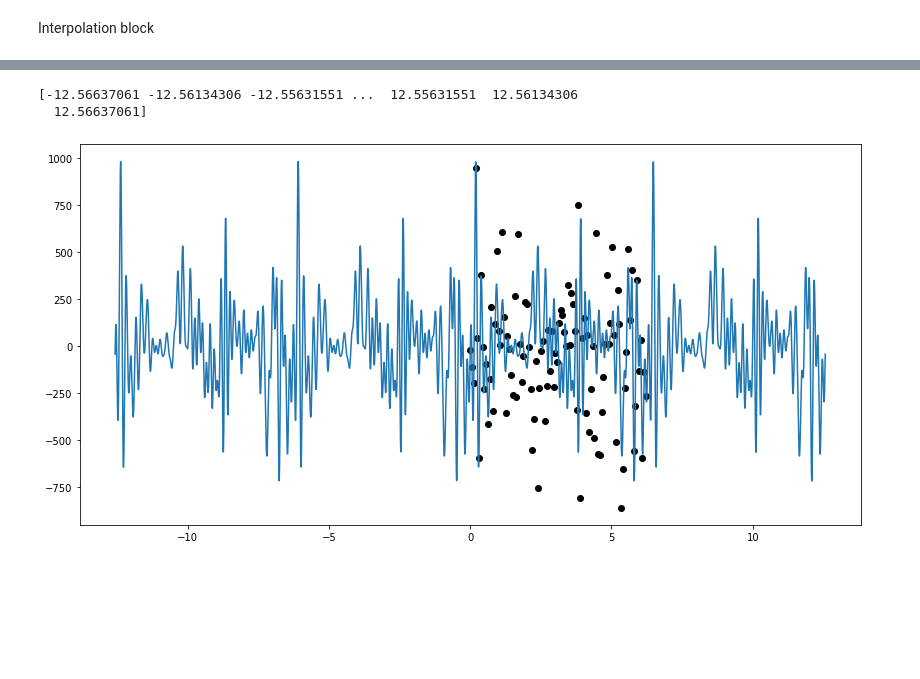
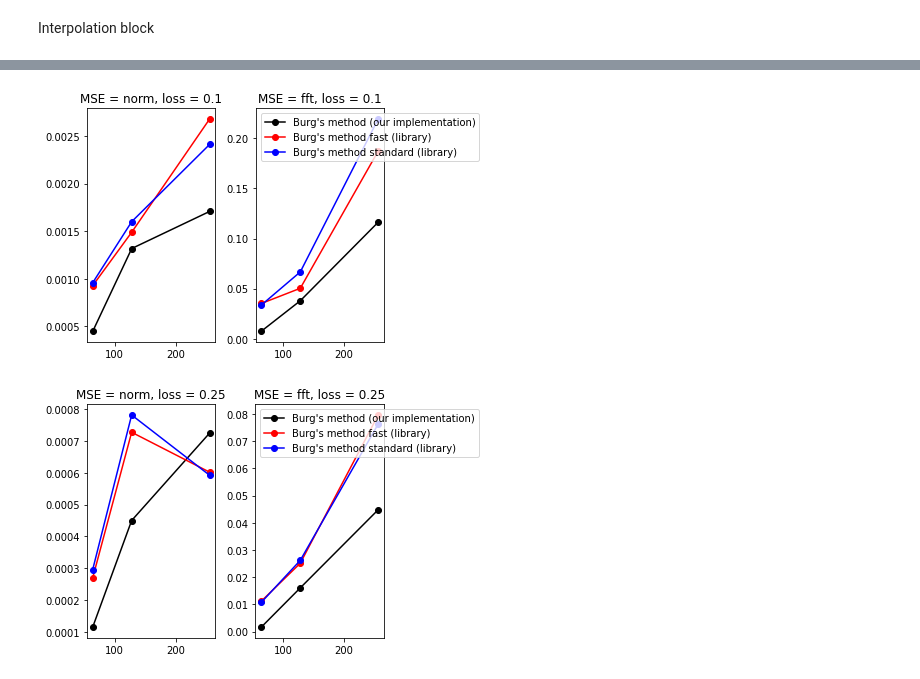
Before and after one commit to shevdan/Audio_Error_Concealment, a Jupyter notebook: Shevchuk_Volokhatiuk_Project.ipynb, the cells around one changed output, grey strips where cells are left out. Drawn from its saved outputs; the diff is of its cells as text; code cells hidden in the pictures; blank space fills up the shorter version.

```diff
--- a/Shevchuk_Volokhatiuk_Project.ipynb
+++ b/Shevchuk_Volokhatiuk_Project.ipynb
@@ -609,7 +698,43 @@ def compare_stffts(reference_audio_path, changed_audio_path):
-# %%
-compare_stffts("/content/sample_data/original.mp3", "/content/sample_data/restored.mp3")
-compare_stffts("/content/sample_data/original.mp3", "/content/sample_data/0.10___channel_1___original.mp3")
-# %% [output]
-[-12.56637061 -12.56134306 -12.55631551 ...  12.55631551  12.56134306
-  12.56637061]
-[figure, removed]
+# %%
+def plot_Burg(loss_percentage, sound_type, our_method, fast_method, standard_method):
+  methods_names = ["Burg's method (our implementation)", "Burg's method fast (library)", "Burg's method standard (library)"]
+  chunk_sizes = [64, 128, 256]
+
+  fig, (ax1, ax2) = plt.subplots(1, 2)
+  # fig.suptitle(f'Loss percentage = {loss_percentage}, Sound = {sound_type}')
+
+  ax1.plot(chunk_sizes, our_method["norm"], color = 'k', label = methods_names[0], marker = 'o')
+  ax1.plot(chunk_sizes, fast_method["norm"], color = 'r', label = methods_names[1], marker = 'o')
+  ax1.plot(chunk_sizes, standard_method["norm"], color = 'b', label = methods_names[2], marker = 'o')
+  ax1.set_title(f"MSE = norm, loss = {loss_percentage}")
+
+  ax2.plot(chunk_sizes, our_method["fft"], color = 'k', label = methods_names[0], marker = 'o')
+  ax2.plot(chunk_sizes, fast_method["fft"], color = 'r', label = methods_names[1], marker = 'o')
+  ax2.plot(chunk_sizes, standard_method["fft"], color = 'b', label = methods_names[2], marker = 'o')
+  ax2.set_title(f"MSE = fft, loss = {loss_percentage}")
+
+  ax2.legend(loc='upper left')
+  plt.tight_layout()
+# %%
+# Alignment signal
+our_method_01 = {"norm": [0.0004493606276, 0.001318088311, 0.001707891132],
+                 "fft": [0.007627434178, 0.03796380309, 0.116249668]}
+fast_method_01 = {"norm": [0.0009291688518, 0.001489732688, 0.002679186669],
+                 "fft": [0.03524130493, 0.05041000657, 0.18720744]}
+standard_method_01 = {"norm": [0.0009598300614, 0.001600559844, 0.00241207321],
+                 "fft": [0.0336684795, 0.06671326651, 0.2191022345]}
+
+plot_Burg(0.1, "Alignment signal", our_method_01, fast_method_01, standard_method_01)
+
+
+our_method_025 = {"norm": [0.0001150802199, 0.0004500100037, 0.0007245969406],
+                 "fft": [0.001627136167, 0.01604696229, 0.044773032]}
+fast_method_025 = {"norm": [0.0002695377547, 0.0007270723785, 0.0006017848191],
+                 "fft": [0.011158847, 0.02509362894, 0.07957623556]}
+standard_method_025 = {"norm": [0.0002956062557, 0.0007812797878, 0.0005920836125],
+                 "fft": [0.0107188982, 0.02615451411, 0.076263441]}
+
+plot_Burg(0.25, "Alignment signal", our_method_025, fast_method_025, standard_method_025)
+# %% [output]
+[figure, added]
+[figure, added]
```
Also changed, not shown: parts of 30 cells of this notebook.
